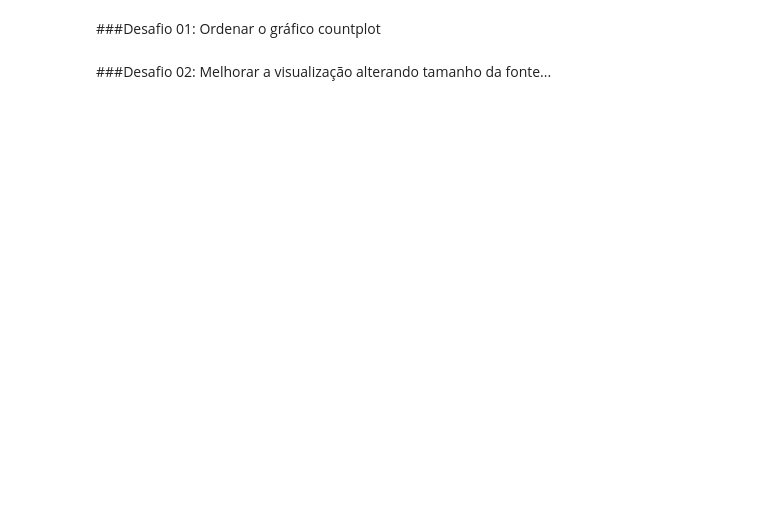
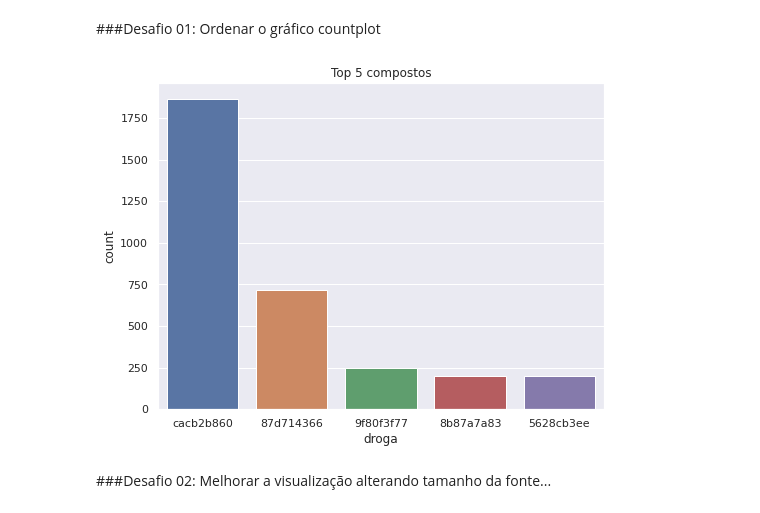
Before and after one commit to Juliaocmc/imersao_dados_alura, a Jupyter notebook: imersao_dados_alura_aula02.ipynb, the cells around one changed output. Cells and saved outputs as stored; diff of their text form; code cells hidden in the pictures; blank space fills up the shorter version.

```diff
--- a/imersao_dados_alura_aula02.ipynb
+++ b/imersao_dados_alura_aula02.ipynb
@@ -2,3 +2,11 @@
 <a href="https://colab.research.google.com/github/Juliaocmc/imersao_dados_alura/blob/main/imersao_dados_alura_aula02.ipynb" target="_parent"><img src="https://colab.research.google.com/assets/colab-badge.svg" alt="Open In Colab"/></a>
 # %% [markdown]
 # Desafios Aula 2
+# %%
+import pandas as pd
+import seaborn as sns
+import matplotlib.pyplot as plt
+url_dados = 'https://github.com/alura-cursos/imersaodados3/blob/main/dados/dados_experimentos.zip?raw=true'
+
+dados = pd.read_csv(url_dados, compression = 'zip')
+dados
@@ -9,5 +31,15 @@
 
 
 ###Desafio 01: Ordenar o gráfico countplot
+# %%
+cod_compostos = dados['droga'].value_counts().index[0:5]
+
+sns.set()
+plt.figure(figsize=(8, 6))
+ax = sns.countplot(x = 'droga', data=dados.query('droga in @cod_compostos'), order= cod_compostos)
+ax.set_title('Top 5 compostos')
+plt.show()
+# %% [output]
+[figure, added]
 # %% [markdown]
 ###Desafio 02: Melhorar a visualização alterando tamanho da fonte...
```
Also changed, not shown: parts of 7 cells of this notebook.
